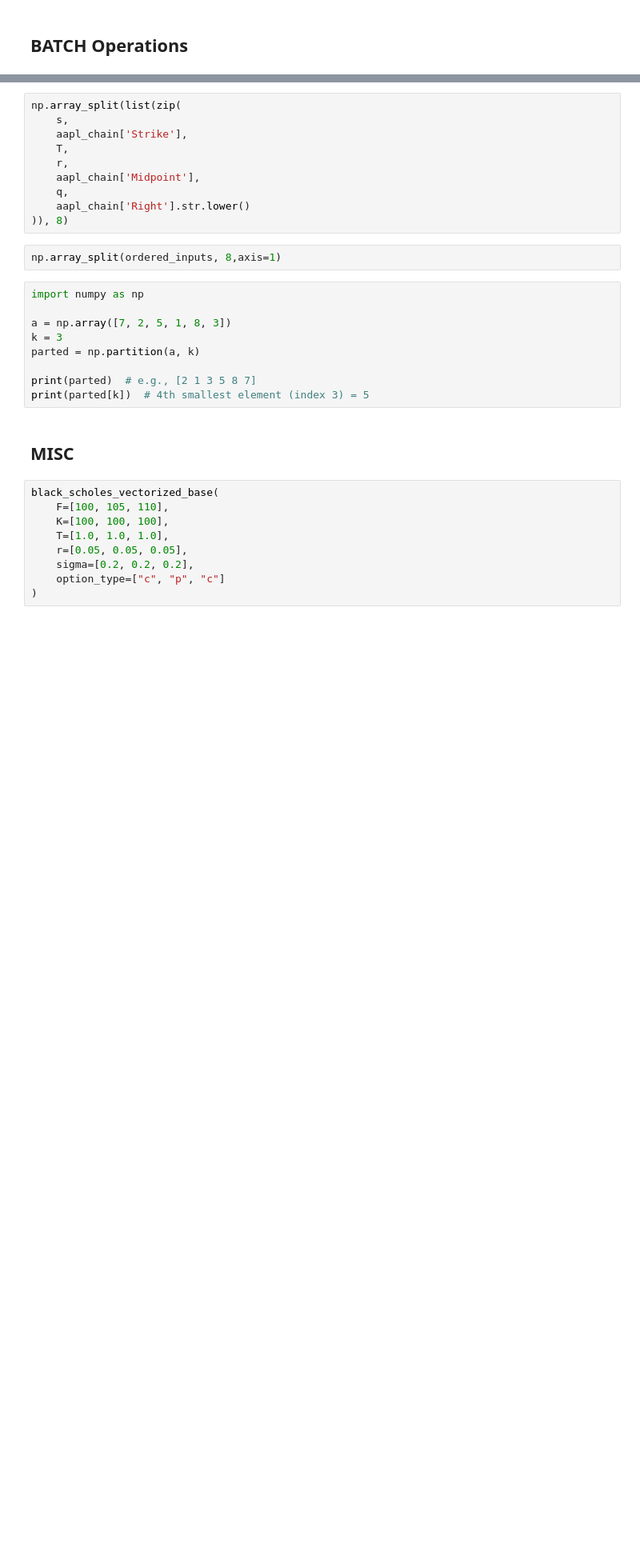
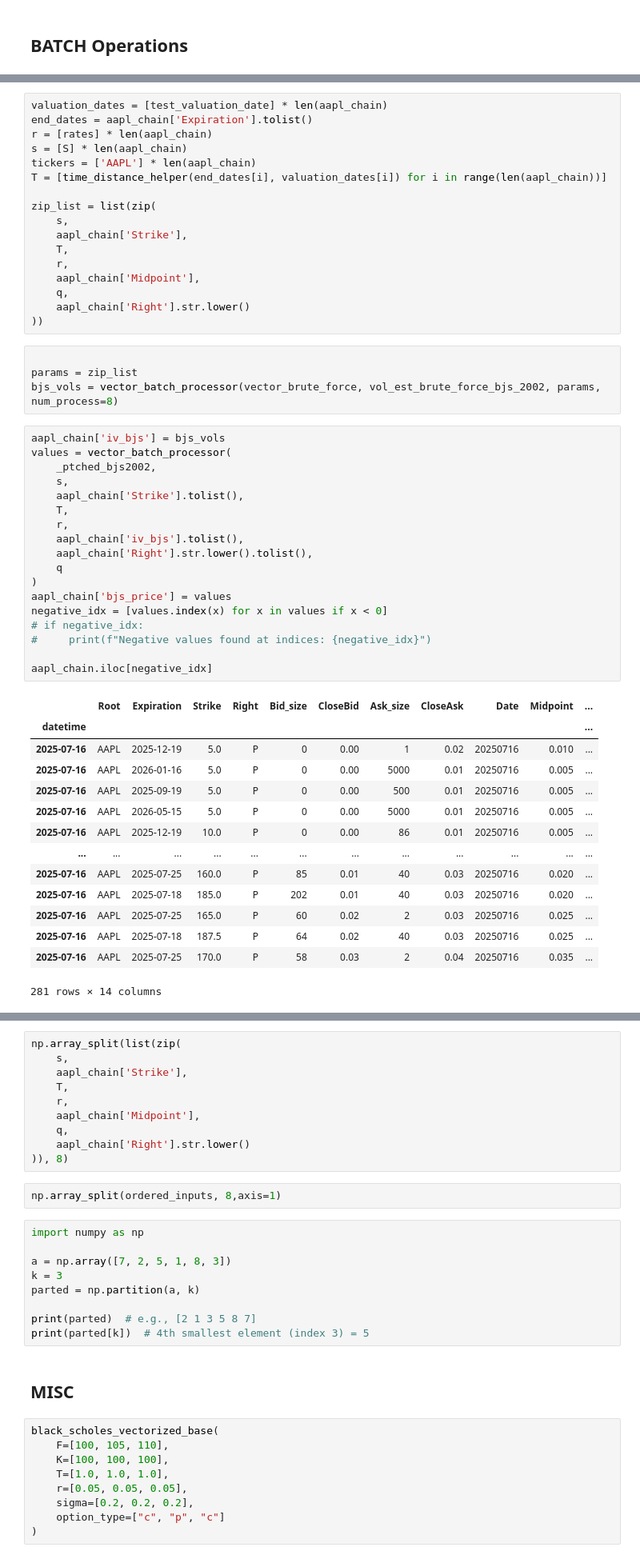
Before and after one commit to Zino-ctrlZ/QuantTools, a Jupyter notebook: module_test/raw_code/optionlib/testing.ipynb, the cells around one changed output, grey strips where cells are left out. Shown at 80% size. Drawn from its saved outputs; the diff is of its cells as text; blank space fills up the shorter version.

```diff
--- a/module_test/raw_code/optionlib/testing.ipynb
+++ b/module_test/raw_code/optionlib/testing.ipynb
@@ -5079 +5348,55 @@ vector_batch_processor(
+# %%
+valuation_dates = [test_valuation_date] * len(aapl_chain)
+end_dates = aapl_chain['Expiration'].tolist()
+r = [rates] * len(aapl_chain)
+s = [S] * len(aapl_chain)
+tickers = ['AAPL'] * len(aapl_chain)
+T = [time_distance_helper(end_dates[i], valuation_dates[i]) for i in range(len(aapl_chain))]
+
+zip_list = list(zip(
+    s,
+    aapl_chain['Strike'],
+    T,
+    r,
+    aapl_chain['Midpoint'],
+    q,
+    aapl_chain['Right'].str.lower()
+))
+# %%
+
+params = zip_list
+bjs_vols = vector_batch_processor(vector_brute_force, vol_est_brute_force_bjs_2002, params, num_process=8)
+# %%
+aapl_chain['iv_bjs'] = bjs_vols
+values = vector_batch_processor(
+    _ptched_bjs2002,
+    s,
+    aapl_chain['Strike'].tolist(),
+    T,
+    r,
+    aapl_chain['iv_bjs'].tolist(),
+    aapl_chain['Right'].str.lower().tolist(),
+    q
+)
+aapl_chain['bjs_price'] = values
+negative_idx = [values.index(x) for x in values if x < 0]
+# if negative_idx:
+#     print(f"Negative values found at indices: {negative_idx}")
+
+aapl_chain.iloc[negative_idx]
+# %% [output]
+|  | Root | Expiration | Strike | Right | Bid_size | CloseBid | Ask_size | CloseAsk | Date | Midpoint | ... |
+| datetime |  |  |  |  |  |  |  |  |  |  | ... |
+| 2025-07-16 | AAPL | 2025-12-19 | 5.0 | P | 0 | 0.00 | 1 | 0.02 | 20250716 | 0.010 | ... |
+| 2025-07-16 | AAPL | 2026-01-16 | 5.0 | P | 0 | 0.00 | 5000 | 0.01 | 20250716 | 0.005 | ... |
+| 2025-07-16 | AAPL | 2025-09-19 | 5.0 | P | 0 | 0.00 | 500 | 0.01 | 20250716 | 0.005 | ... |
+| 2025-07-16 | AAPL | 2026-05-15 | 5.0 | P | 0 | 0.00 | 5000 | 0.01 | 20250716 | 0.005 | ... |
+| 2025-07-16 | AAPL | 2025-12-19 | 10.0 | P | 0 | 0.00 | 86 | 0.01 | 20250716 | 0.005 | ... |
+| ... | ... | ... | ... | ... | ... | ... | ... | ... | ... | ... | ... |
+| 2025-07-16 | AAPL | 2025-07-25 | 160.0 | P | 85 | 0.01 | 40 | 0.03 | 20250716 | 0.020 | ... |
+| 2025-07-16 | AAPL | 2025-07-18 | 185.0 | P | 202 | 0.01 | 40 | 0.03 | 20250716 | 0.020 | ... |
+| 2025-07-16 | AAPL | 2025-07-25 | 165.0 | P | 60 | 0.02 | 2 | 0.03 | 20250716 | 0.025 | ... |
+| 2025-07-16 | AAPL | 2025-07-18 | 187.5 | P | 64 | 0.02 | 40 | 0.03 | 20250716 | 0.025 | ... |
+| 2025-07-16 | AAPL | 2025-07-25 | 170.0 | P | 58 | 0.03 | 2 | 0.04 | 20250716 | 0.035 | ... |
+281 rows × 14 columns
 # %%
```
Also changed, not shown: parts of 41 cells of this notebook, 30 other files.
